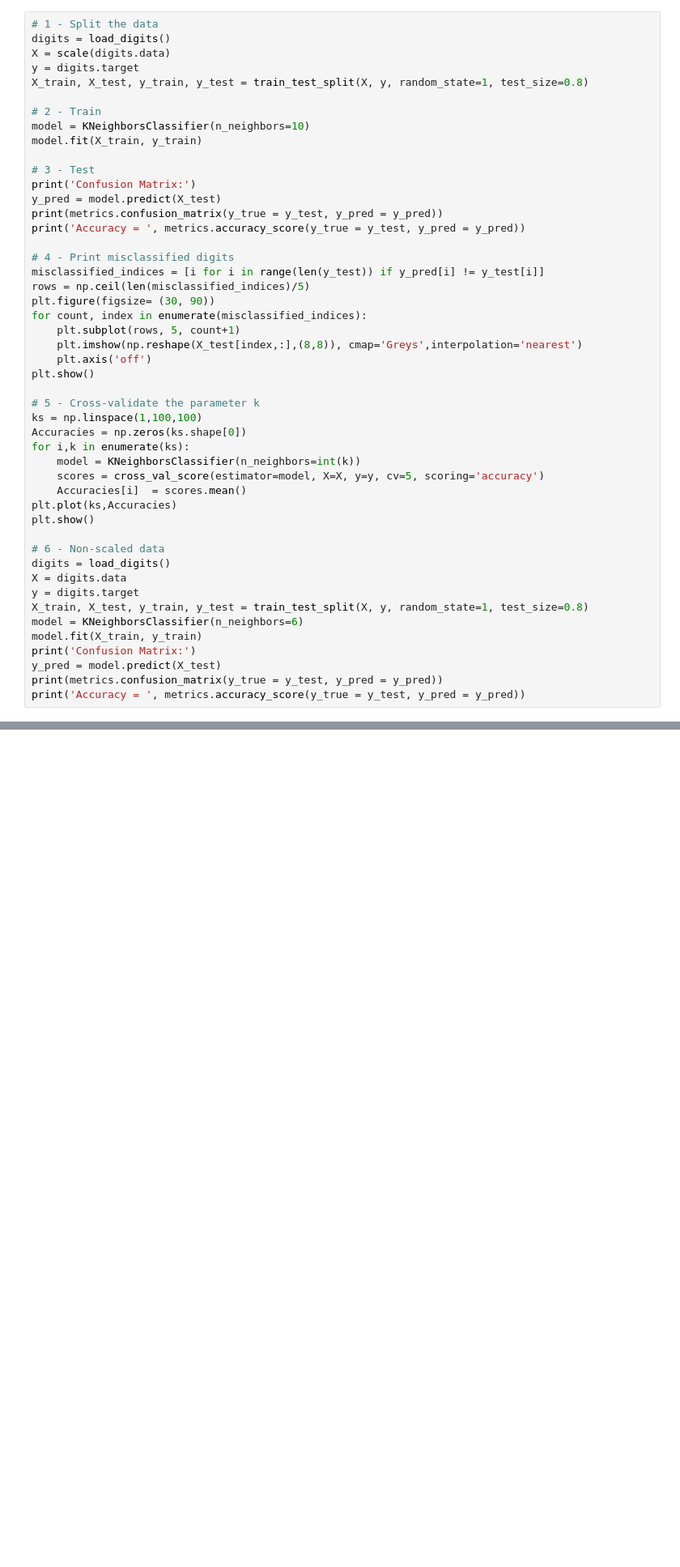
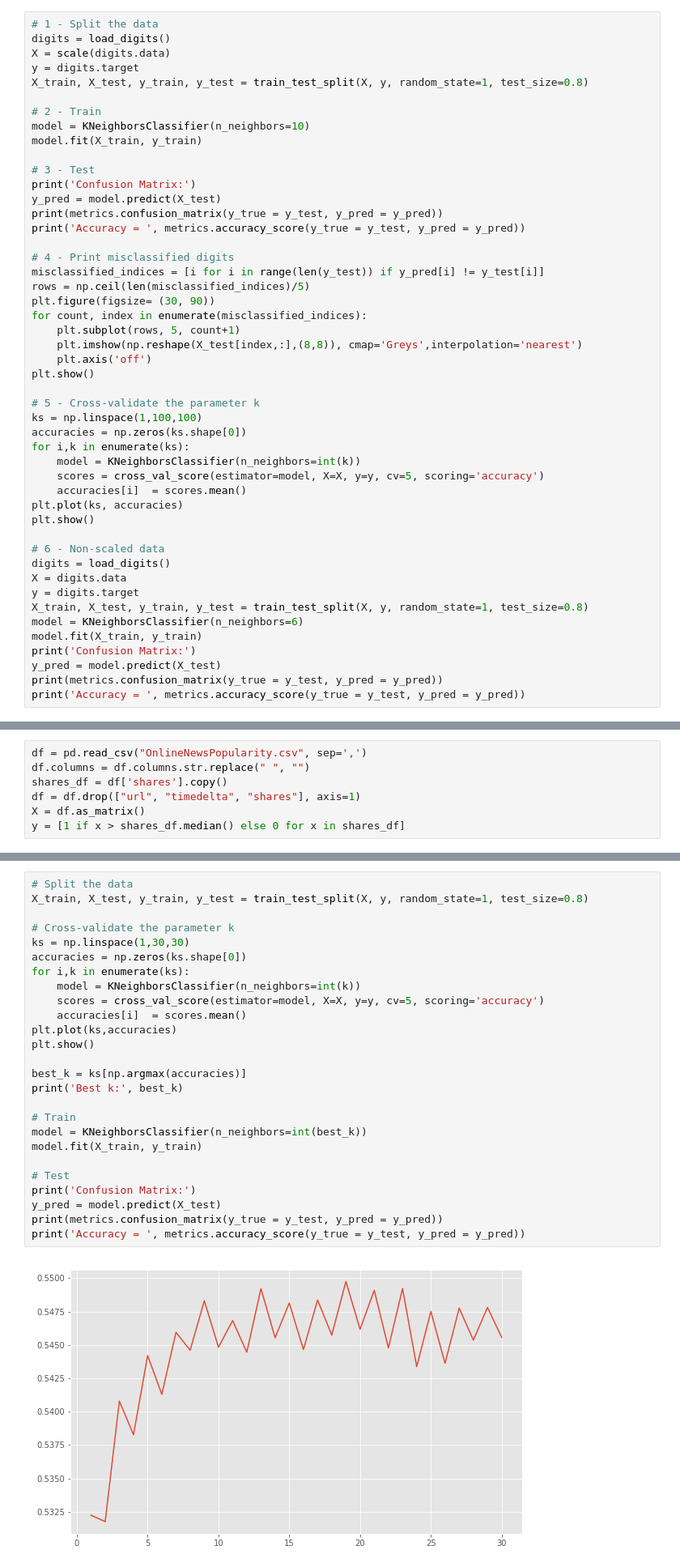
Before and after one commit to jspitkin/cs6017_hw, a Jupyter notebook: hw5/homework5.ipynb, the cells around one changed output, grey strips where cells are left out. Shown at 81% size. Drawn from its saved outputs; the diff is of its cells as text; blank space fills up the shorter version.

```diff
--- a/hw5/homework5.ipynb
+++ b/hw5/homework5.ipynb
@@ -212,12 +213,12 @@ plt.show()
 
 # 5 - Cross-validate the parameter k
 ks = np.linspace(1,100,100)
-Accuracies = np.zeros(ks.shape[0])
+accuracies = np.zeros(ks.shape[0])
 for i,k in enumerate(ks):
     model = KNeighborsClassifier(n_neighbors=int(k))
     scores = cross_val_score(estimator=model, X=X, y=y, cv=5, scoring='accuracy')
-    Accuracies[i]  = scores.mean()
-plt.plot(ks,Accuracies)
+    accuracies[i]  = scores.mean()
+plt.plot(ks, accuracies)
 plt.show()
 
 # 6 - Non-scaled data
@@ -280,3 +279,10 @@ There are 61 variables associated with each article. Of these, 58 are *predictor
+# %%
+df = pd.read_csv("OnlineNewsPopularity.csv", sep=',')
+df.columns = df.columns.str.replace(" ", "")
+shares_df = df['shares'].copy()
+df = df.drop(["url", "timedelta", "shares"], axis=1)
+X = df.as_matrix()
+y = [1 if x > shares_df.median() else 0 for x in shares_df]
 # %% [markdown]
 ### Task 2.2 Exploratory data analysis
 
@@ -291,0 +302,28 @@ Develop a k-NN classification model for the data. Use cross validation to choose
+# %%
+# Split the data
+X_train, X_test, y_train, y_test = train_test_split(X, y, random_state=1, test_size=0.8)
+
+# Cross-validate the parameter k
+ks = np.linspace(1,30,30)
+accuracies = np.zeros(ks.shape[0])
+for i,k in enumerate(ks):
+    model = KNeighborsClassifier(n_neighbors=int(k))
+    scores = cross_val_score(estimator=model, X=X, y=y, cv=5, scoring='accuracy')
+    accuracies[i]  = scores.mean()
+plt.plot(ks,accuracies)
+plt.show()
+
+best_k = ks[np.argmax(accuracies)]
+print('Best k:', best_k)
+
+# Train
+model = KNeighborsClassifier(n_neighbors=int(best_k))
+model.fit(X_train, y_train)
+
+# Test
+print('Confusion Matrix:')
+y_pred = model.predict(X_test)
+print(metrics.confusion_matrix(y_true = y_test, y_pred = y_pred))
+print('Accuracy = ', metrics.accuracy_score(y_true = y_test, y_pred = y_pred))
+# %% [output]
+[figure, added]
```
Also changed, not shown: parts of 12 cells of this notebook, 4 other files.
